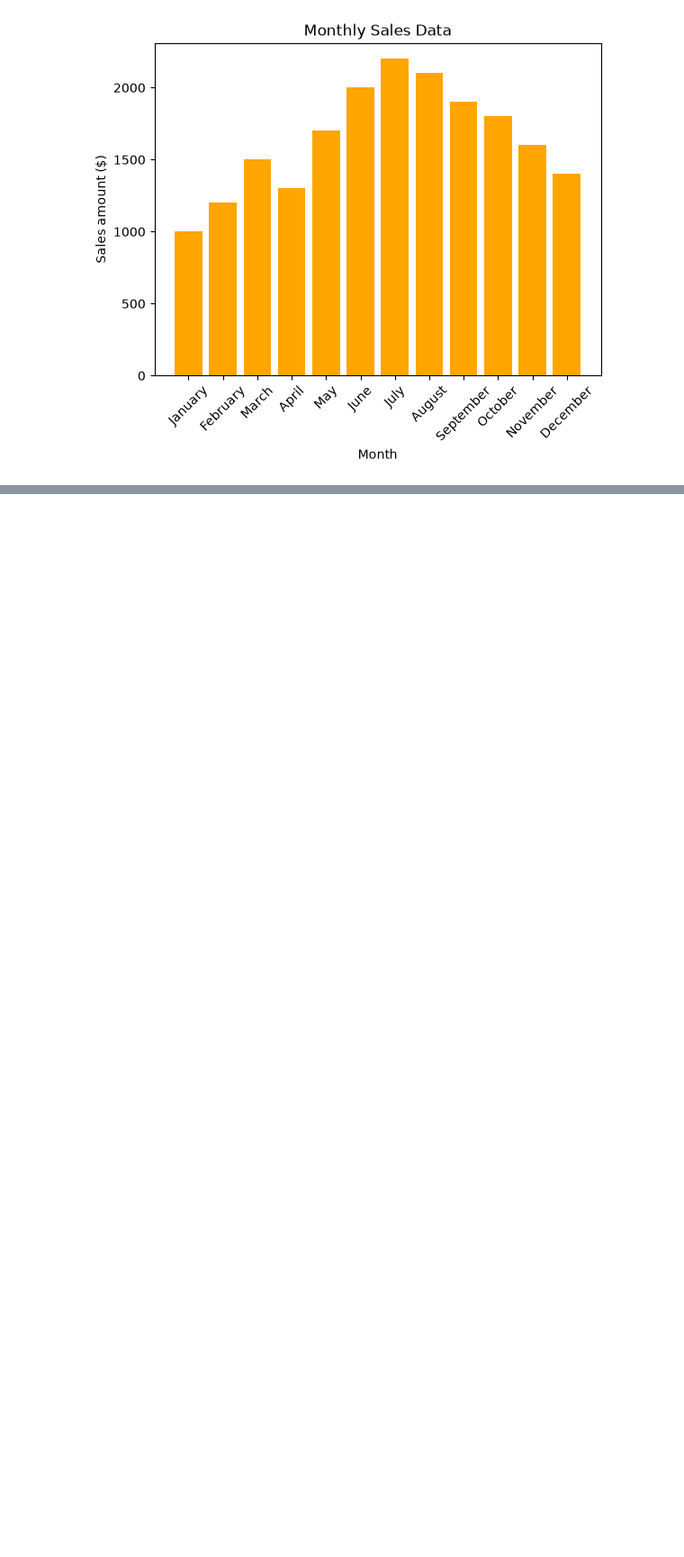
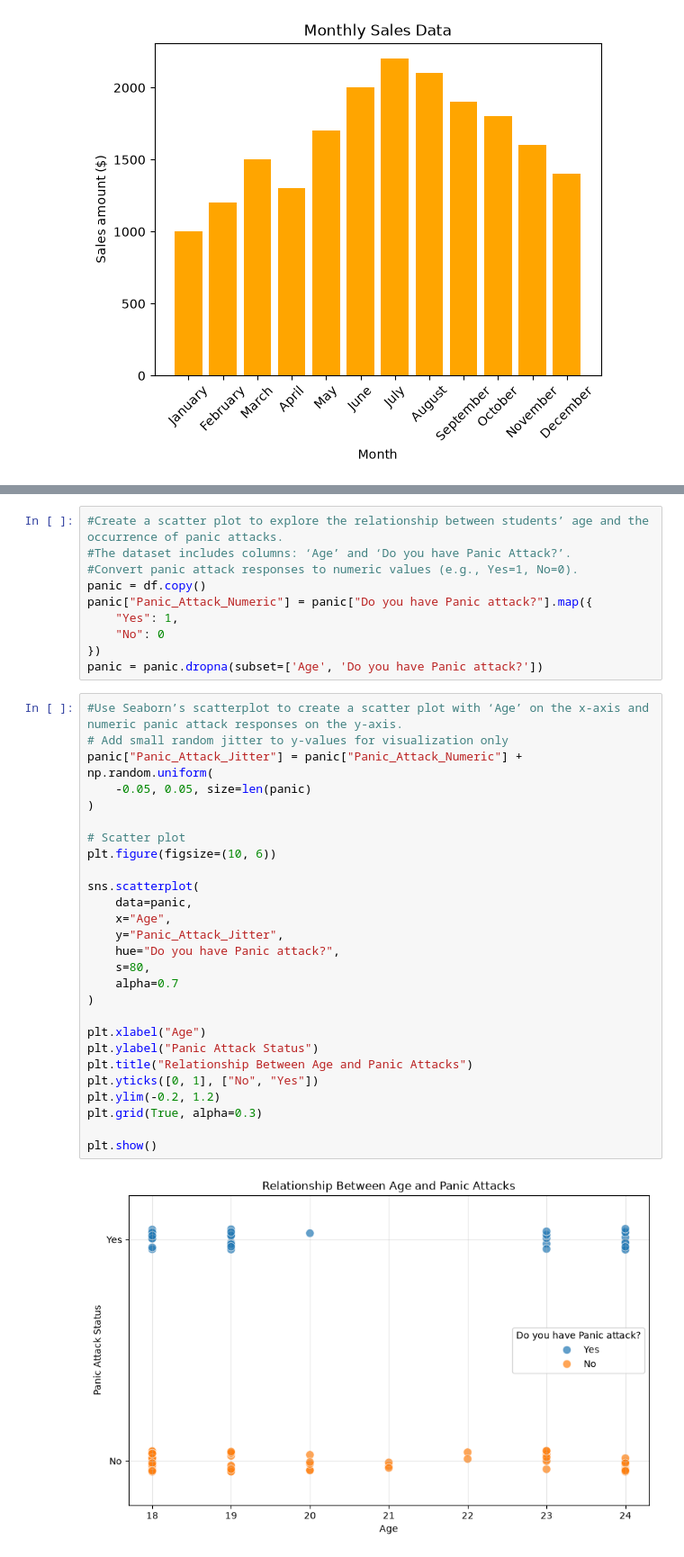
Before and after one commit to elem86/DI-Bootcamp, a Jupyter notebook: Week5/Day4/exercises.ipynb, the cells around one changed output, grey strips where cells are left out. Shown at 90% size. Drawn from its saved outputs; the diff is of its cells as text; blank space fills up the shorter version.

```diff
--- a/Week5/Day4/exercises.ipynb
+++ b/Week5/Day4/exercises.ipynb
@@ -82,0 +260,39 @@ plt.xticks(rotation=45)
+# %%
+#Create a scatter plot to explore the relationship between students’ age and the occurrence of panic attacks.
+#The dataset includes columns: ‘Age’ and ‘Do you have Panic Attack?’.
+#Convert panic attack responses to numeric values (e.g., Yes=1, No=0).
+panic = df.copy()
+panic["Panic_Attack_Numeric"] = panic["Do you have Panic attack?"].map({
+    "Yes": 1,
+    "No": 0
+})
+panic = panic.dropna(subset=['Age', 'Do you have Panic attack?'])
+# %%
+#Use Seaborn’s scatterplot to create a scatter plot with ‘Age’ on the x-axis and numeric panic attack responses on the y-axis.
+# Add small random jitter to y-values for visualization only
+panic["Panic_Attack_Jitter"] = panic["Panic_Attack_Numeric"] + np.random.uniform(
+    -0.05, 0.05, size=len(panic)
+)
+
+# Scatter plot
+plt.figure(figsize=(10, 6))
+
+sns.scatterplot(
+    data=panic,
+    x="Age",
+    y="Panic_Attack_Jitter",
+    hue="Do you have Panic attack?",
+    s=80,
+    alpha=0.7
+)
+
+plt.xlabel("Age")
+plt.ylabel("Panic Attack Status")
+plt.title("Relationship Between Age and Panic Attacks")
+plt.yticks([0, 1], ["No", "Yes"])
+plt.ylim(-0.2, 1.2)
+plt.grid(True, alpha=0.3)
+
+plt.show()
+# %% [output]
+[figure, added]
```
Also changed, not shown: parts of 13 cells of this notebook.
